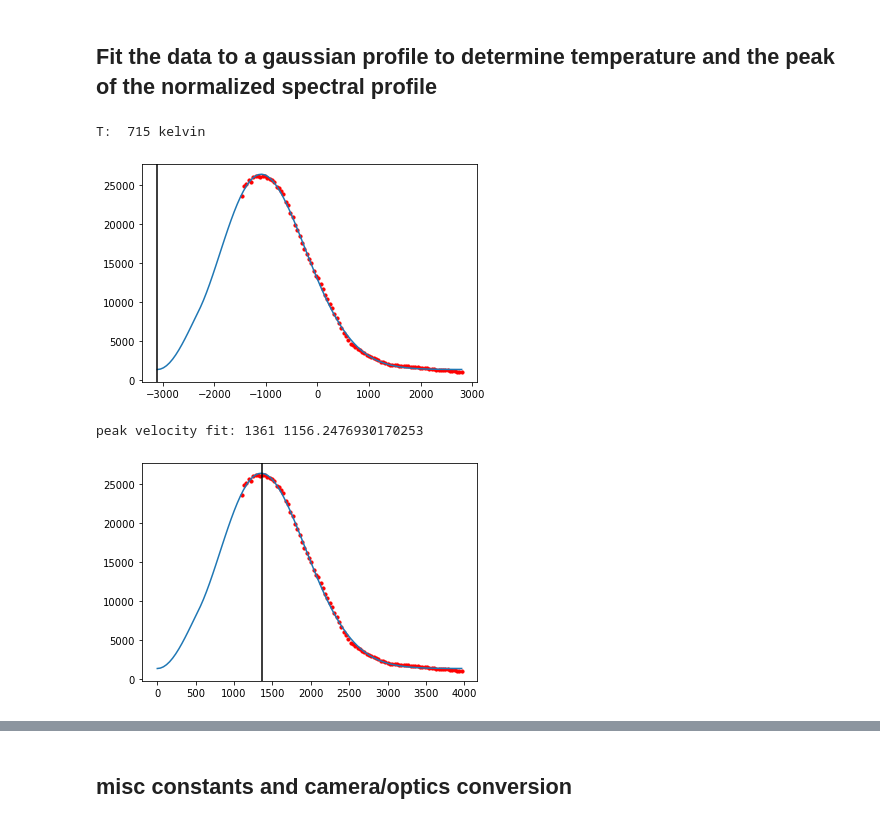
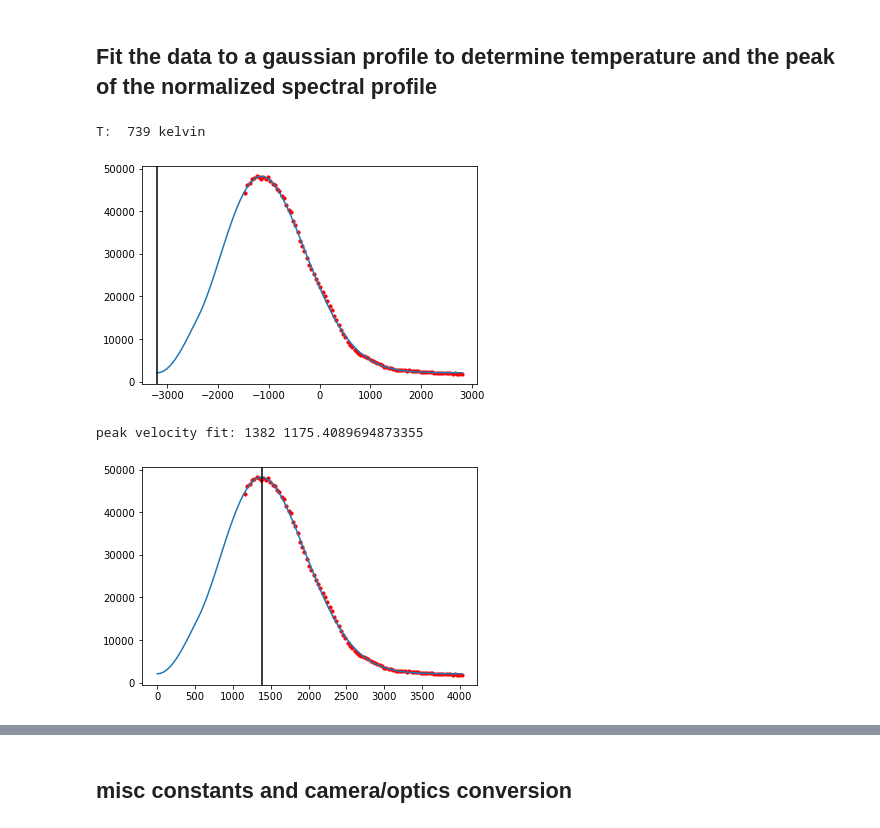
Before and after one commit to BillyTheKidPhysicist/pythonNotebooksAndTools, a Jupyter notebook: ovenFluxMeasure.ipynb, the cells around one changed output, grey strips where cells are left out. Drawn from its saved outputs; the diff is of its cells as text; code cells hidden in the pictures.

```diff
--- a/ovenFluxMeasure.ipynb
+++ b/ovenFluxMeasure.ipynb
@@ -42,20 +47,21 @@ assert abs(powerTest-P)<P/1e6
 # %%
 #-----import data and orient------
 from astropy.io import fits
-fitsFile=fits.open(runName+'Near.fits')
+filePath='data/'
+fitsFile=fits.open(filePath+runName+'Near.fits')
 imagesArrRaw=fitsFile[0].data
 imagesArrRaw=imagesArrRaw.astype(float) #need to convert to float from int16
 imagesArrRaw=np.flip(imagesArrRaw,axis=1)
 assert len(imagesArrRaw.shape)==3
 # %%
-voltZeroFreqDict={'run18':-1.01,'run16':-1.01}
-daqData=np.loadtxt(runName+'DAQData.csv',delimiter=',') #everything looks good and agrees
+voltZeroFreqDict={'run18':-1.01,'run16':-1.01,'run20':.465,'run21':.465,'run22':.485,'run23':.5}
+daqData=np.loadtxt(filePath+runName+'DAQData.csv',delimiter=',') #everything looks good and agrees
 voltArrTotal=daqData[:,0]
 
 # %matplotlib tk
 # plt.plot(daqData[:,0],daqData[:,1])
 # plt.show()
-# %matplotlib inline
+%matplotlib inline
 voltZeroFreq=voltZeroFreqDict[runName] #from the graph
 scanStart=-3.9
 scanStop=3.9
@@ -82,7 +88,8 @@ There are some wierd image I need to trim away present in all the first few imag
 #x: longitudinal
 #y: in and out of image
 #z: vertical
-subImageFitCoordsDict={'run18':[[226,228],[169,171]],'run16':[[308,310],[291,293]]} #counted at center of pixel
+subImageFitCoordsDict={'run18':[[226,228],[169,171]],'run16':[[308,310],[291,293]],'run20':[[214,216],[159,161]],
+        'run21':[[214,216],[159,161]],'run22':[[214,216],[159,161]],'run23':[[214,216],[159,161]]} #counted at center of pixel
 subImageCoords=subImageFitCoordsDict[runName]
 
 assert imagesArr.min()>=0.0
@@ -103,8 +110,9 @@ plt.show()
 # %%
-weirdImagesDict={'run18':4,'run16':4}
+weirdImagesDict={'run18':4,'run16':4,'run20':3,'run21':3,'run22':3,'run23':3}
 weirdImages=weirdImagesDict[runName]
 spectralProfile=spectralProfileFull[weirdImages:]
 freqArr=freqArrRaw[weirdImages :]
 plt.plot(freqArr/1e6,spectralProfile)
+plt.grid()
 plt.show()
 # %% [output]
@@ -121,7 +129,10 @@ import scipy.optimize as spo
 kb=1.38e-23
 m=1.16e-26
 hyperfineSep=804e6
-peakWeights=(.8,1.0)
+#run 16 and 18 have the sidebands on
+#tuples ratio values are (F2,F1)
+peakWeightDict={'run18':(1.18,.9),'run16':(1.18,.9),'run20':(1.0,.6),'run21':(1.0,.6),'run22':(1.0,.6),'run23':(1.0,.6) }
+peakWeights=peakWeightDict[runName]
 freqToVelocity=671e-9 #turn out this is the doppler shift
 ovenTiltAngle=45*np.pi/180 #tilt of oven
 theta=5*np.pi/180 #angle from centerline of oven. must be small angle
@@ -134,41 +145,41 @@ def maxwell_Boltzman_Speed(s,T):
     return s**2*np.exp(-.5*s**2/sigma_T**2)/sMean**2
 def spectral_Profile_Func(freq,freq0,a,b,T):
     angleFactor=np.sin(ovenTiltAngle)+np.cos(ovenTiltAngle)*theta
-    vT1=(freq-freq0)*freqToVelocity #convert to m/s
-    vT2=(freq-freq0-hyperfineSep)*freqToVelocity #convert to m/s
+    vT1=(freq-freq0-hyperfineSep)*freqToVelocity #convert to m/s
+    vT2=(freq-freq0)*freqToVelocity #convert to m/s
     vT1=vT1/angleFactor
     vT2=vT2/angleFactor
     normSignal=a*peakWeights[0]*maxwell_Boltzman_Speed(vT1,T)
     normSignal+=a*peakWeights[1]*maxwell_Boltzman_Speed(vT2,T)
     return normSignal+b
 guess=[-2500e6,2*np.max(spectralProfile),2e3,600]
 bounds=[(-np.inf,0,0,0),(np.inf,np.inf,np.inf,np.inf)]
 params=spo.curve_fit(spectral_Profile_Func,freqArr,spectralProfile,p0=guess,bounds=bounds)[0]
 # params=guess
 TAtoms=params[-1]
 print('T: ',int(TAtoms),'kelvin')
 
 # plot of signal versus frequency
 freqPlotArr=np.linspace(params[0],freqArr.max(),100)
 plt.plot(freqPlotArr/1e6,spectral_Profile_Func(freqPlotArr,*params))
 plt.scatter(freqArr/1e6,spectralProfile,c='r',s=10)
 plt.axvline(x=params[0]/1e6,c='black')
 plt.show()
 
 #plot of signal versus speed
 freqPlotArr=np.linspace(params[0],freqArr.max(),100)
 velocityPlotArr=(freqPlotArr-freqPlotArr[0])*freqToVelocity
 plt.plot(velocityPlotArr,spectral_Profile_Func(freqPlotArr,*params))
 plt.scatter((freqArr-params[0])*freqToVelocity,spectralProfile,c='r',s=10)
 peakVelocity=velocityPlotArr[np.argmax(spectral_Profile_Func(freqPlotArr,*params))]
 plt.axvline(x=peakVelocity,c='black')
 print('peak velocity fit:',int(peakVelocity),np.sqrt(np.pi*kb*TAtoms/(2*m)))
 plt.show()
 # %% [output]
-T:  715 kelvin
+T:  739 kelvin
-[figure, old version]
+[figure, new version]
-peak velocity fit: 1361 1156.2476930170253
+peak velocity fit: 1382 1175.4089694873355
-[figure, old version]
+[figure, new version]
 # %%
 #in radians per second
 #get the area from the above fit
```
Also changed, not shown: parts of 9 cells of this notebook, 2 other files.
